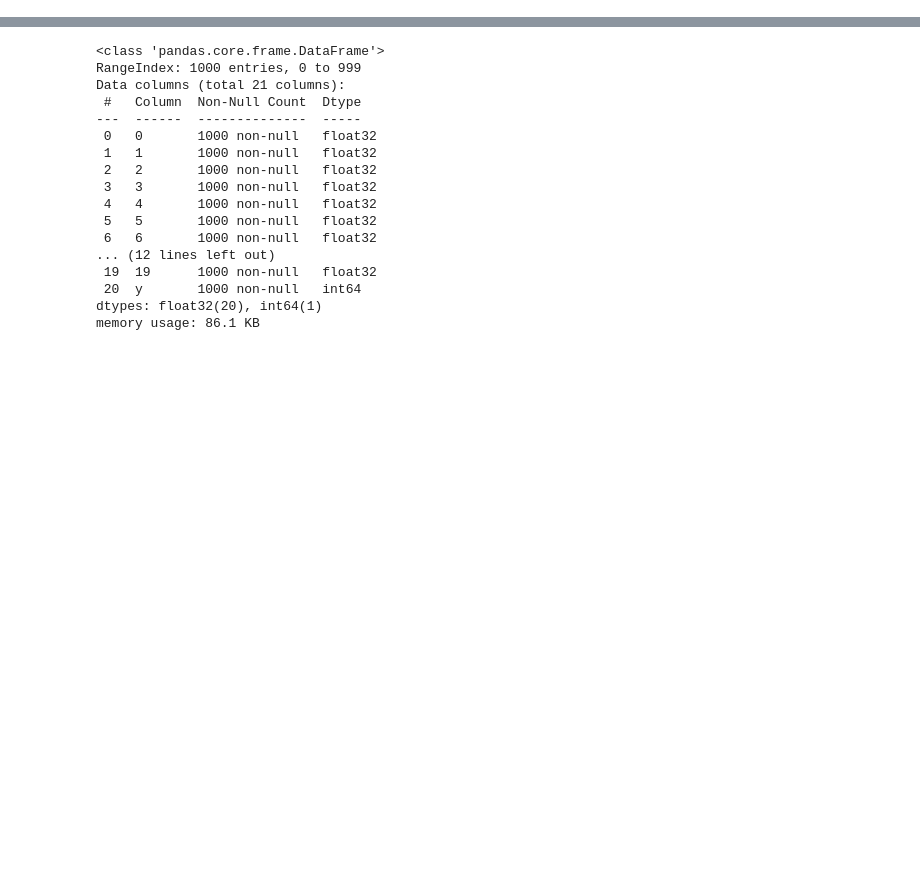
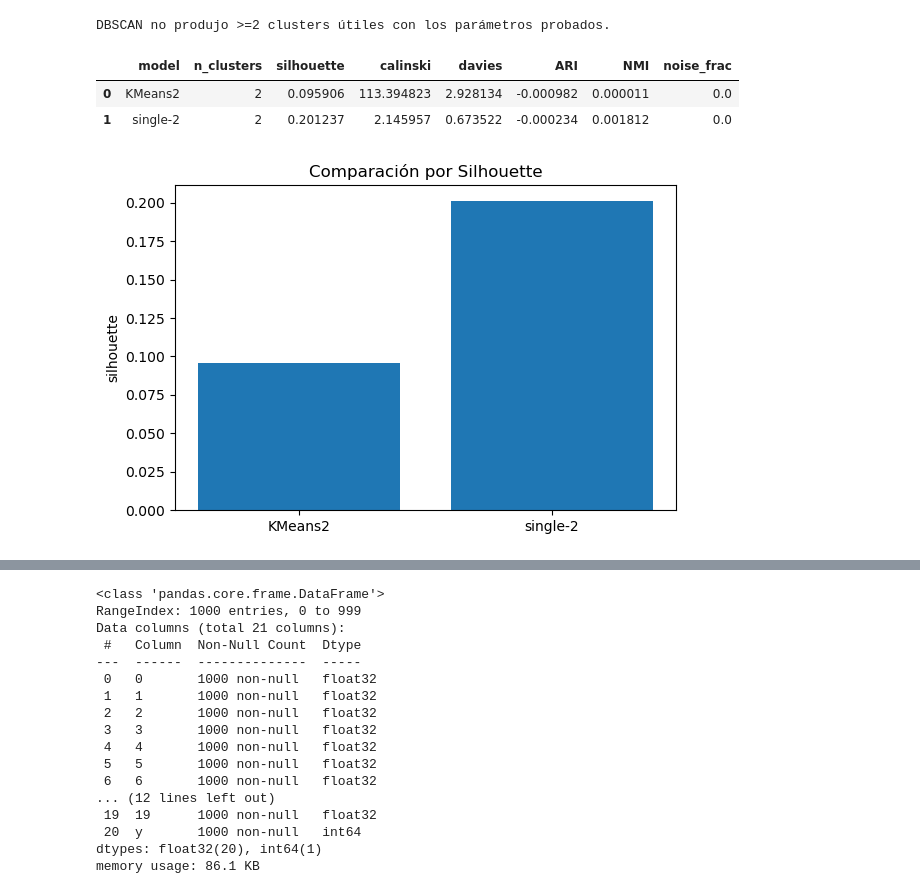
Before and after one commit to criss201x/hierarchical_Clustering_for_Dummies, a Jupyter notebook: unified_clustering_techniques.ipynb, the cells around one changed output, grey strips where cells are left out. Cells and saved outputs as stored; diff of their text form; code cells hidden in the pictures; blank space fills up the shorter version.

```diff
--- a/unified_clustering_techniques.ipynb
+++ b/unified_clustering_techniques.ipynb
@@ -17,0 +377,48 @@ y_train = np.asarray(m["y_entrena"]).reshape(-1).astype(np.int64)
+# %%
+import pandas as pd
+import numpy as np
+import matplotlib.pyplot as plt
+from IPython.display import display
+
+rows = []
+cols = ['model','n_clusters','silhouette','calinski','davies','ARI','NMI','noise_frac']
+
+if 'km_results_df' in globals() and not km_results_df.empty:
+    row_km = km_results_df.loc[km_results_df['silhouette'].idxmax()]
+    rows.append({c: row_km.get(c, np.nan) for c in cols})
+else:
+    print('km_results_df no disponible; ejecuta la celda de K-Means estudio.')
+
+if 'agg_results_df' in globals() and not agg_results_df.empty:
+    row_ag = agg_results_df.loc[agg_results_df['silhouette'].idxmax()]
+    rows.append({c: row_ag.get(c, np.nan) for c in cols})
+else:
+    print('agg_results_df no disponible; ejecuta la celda de Jerárquico.')
+
+if 'dbscan_results_df' in globals() and not dbscan_results_df.empty:
+    dfdb = dbscan_results_df.copy()
+    dfdb = dfdb[dfdb['n_clusters'] >= 2]
+    if not dfdb.empty:
+        row_db = dfdb.loc[dfdb['silhouette'].idxmax()]
+        rows.append({c: row_db.get(c, np.nan) for c in cols})
+    else:
+        print('DBSCAN no produjo >=2 clusters útiles con los parámetros probados.')
+else:
+    print('dbscan_results_df no disponible; ejecuta la celda de DBSCAN.')
+
+if rows:
+    summary_df = pd.DataFrame(rows)
+    display(summary_df)
+    plt.figure(figsize=(6,4))
+    plt.bar(summary_df['model'], summary_df['silhouette'])
+    plt.title('Comparación por Silhouette')
+    plt.ylabel('silhouette')
+    plt.tight_layout(); plt.show()
+else:
+    print('No hay resultados para comparar aún.')
+# %% [output]
+DBSCAN no produjo >=2 clusters útiles con los parámetros probados.
+|  | model | n_clusters | silhouette | calinski | davies | ARI | NMI | noise_frac |
+| 0 | KMeans2 | 2 | 0.095906 | 113.394823 | 2.928134 | -0.000982 | 0.000011 | 0.0 |
+| 1 | single-2 | 2 | 0.201237 | 2.145957 | 0.673522 | -0.000234 | 0.001812 | 0.0 |
+[figure, added]
```
Also changed, not shown: parts of 33 cells of this notebook, 4 other files.
